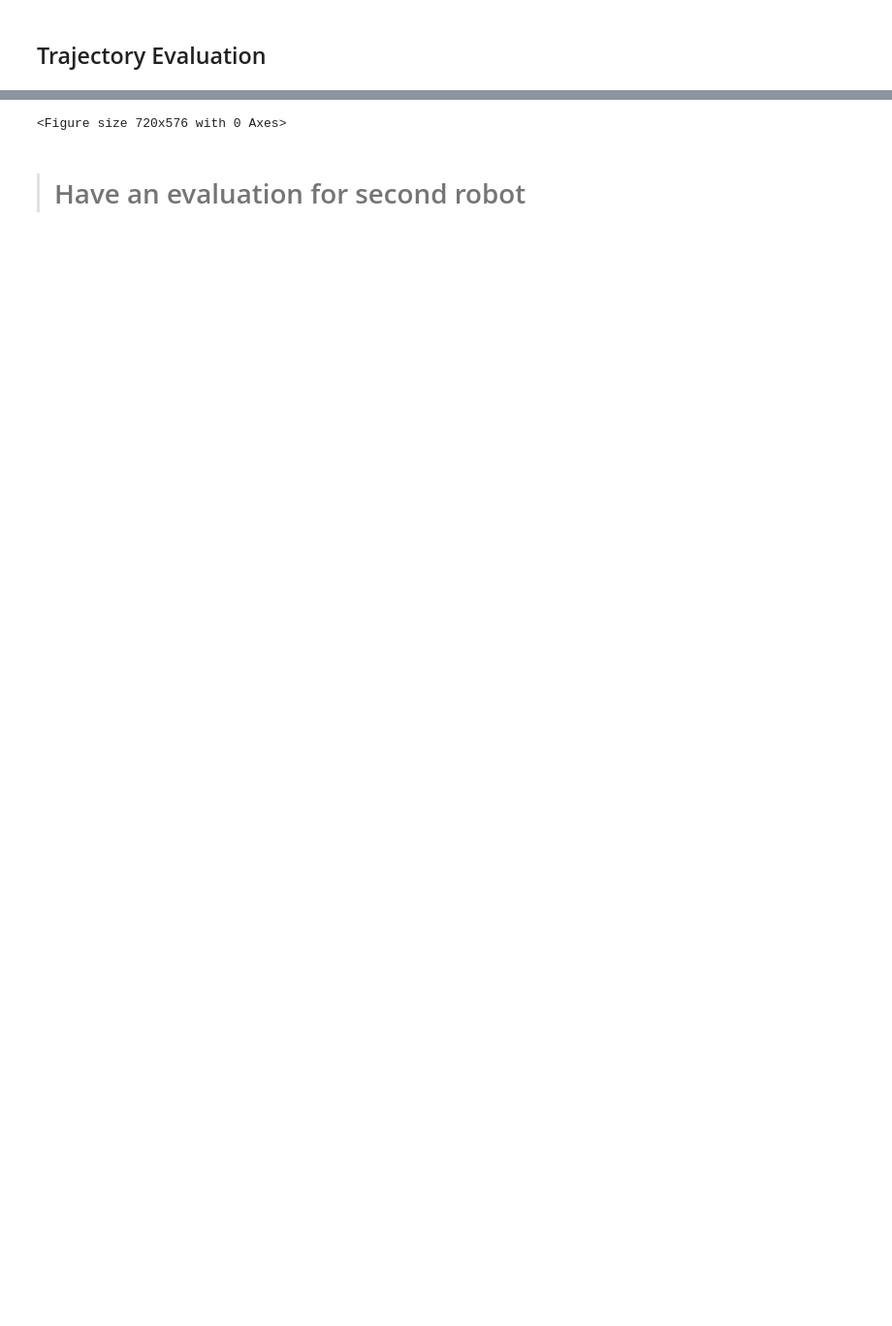
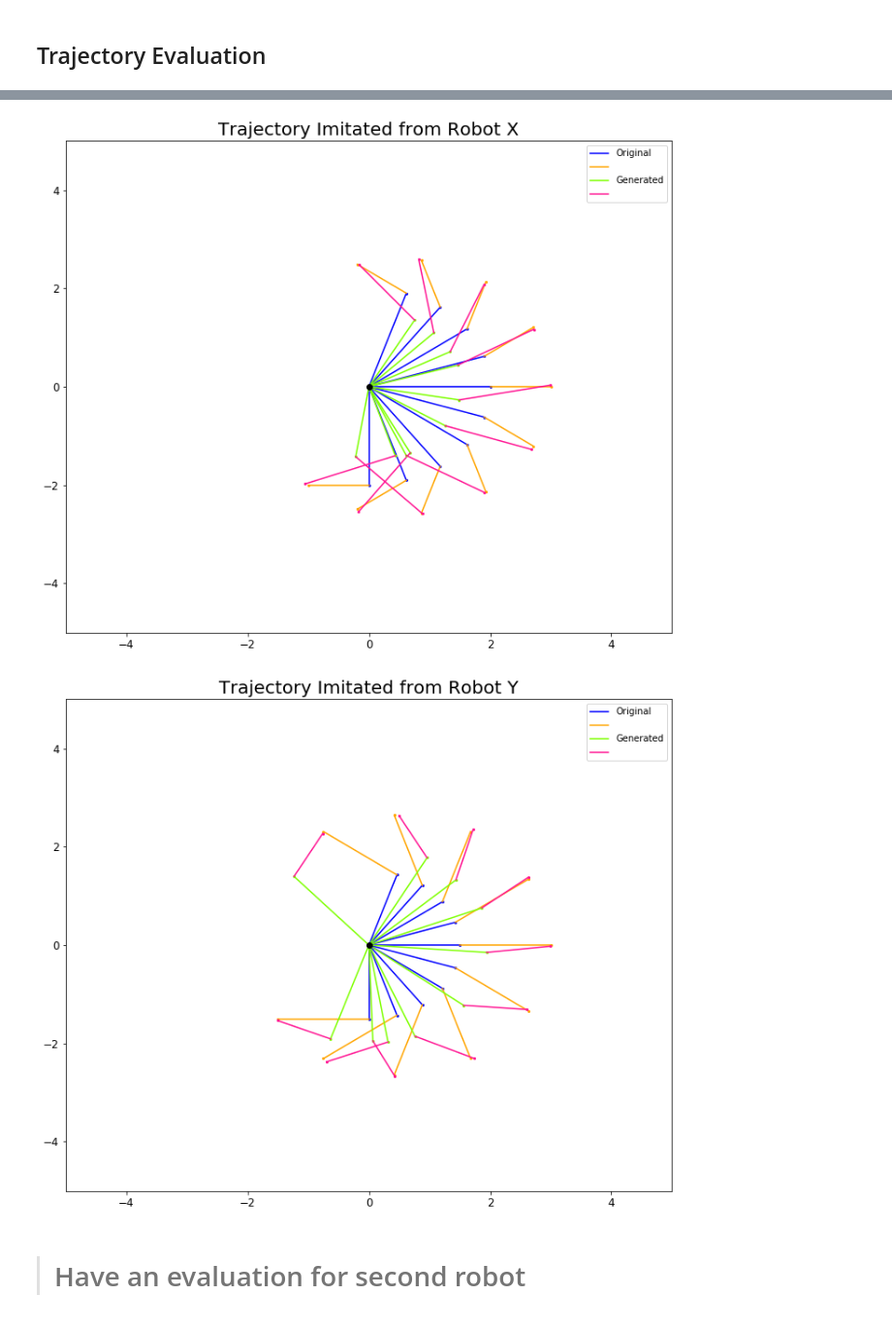
Before and after one commit to ahsanMah/roboGAN, a Jupyter notebook: roboCycleGAN.ipynb, the cells around one changed output, grey strips where cells are left out. Shown at 97% size. Cells and saved outputs as stored; diff of their text form; code cells hidden in the pictures; blank space fills up the shorter version.

```diff
--- a/roboCycleGAN.ipynb
+++ b/roboCycleGAN.ipynb
@@ -347,14 +355,22 @@ for i in range(nrSteps):
         trajAngles[i,j] = -np.pi/2 + stepsize * i
 
 
-test_traj = np.concatenate([computeX(trajAngles),computeY(trajAngles,lengths1)], axis=1)
-generated_traj=sess.run([G(X)], feed_dict={X: test_traj})
-generated_traj = generated_traj[0]
+test_traj_1 = np.concatenate([computeX(trajAngles),computeY(trajAngles,lengths1)], axis=1)
+test_traj_2 = np.concatenate([computeX(trajAngles),computeY(trajAngles,lengths2)], axis=1)
+
+generated_traj_1, generated_traj_2 =sess.run([G(X), F(Y)], feed_dict={X: test_traj_1, Y:test_traj_2})
+# generated_traj_1, generated_traj_2 = generated_traj_1[0], generated_traj_2[0]
 
 
-plt.figure(figsize=[10,8])
-drawRobotArm(np.stack([test_traj[:,2*nrLinks1:4*nrLinks1],generated_traj[:,2*nrLinks2:4*nrLinks2]], axis=2),True)
-plt.title("Trajectory")
+plt.figure(figsize=[12,10])
+drawRobotArm(np.stack([test_traj_1[:,2*nrLinks1:4*nrLinks1],generated_traj_1[:,2*nrLinks2:4*nrLinks2]], axis=2),True)
+plt.title("Trajectory Imitated from Robot X")
 # plt.legend(("Original", "Generated"))
-plt.savefig("uncond_traj.png")
+plt.savefig("disccond_traj_X.png")
+
+plt.figure(figsize=[12,10])
+drawRobotArm(np.stack([test_traj_2[:,2*nrLinks1:4*nrLinks1],generated_traj_2[:,2*nrLinks2:4*nrLinks2]], axis=2),True)
+plt.title("Trajectory Imitated from Robot Y")
+# plt.legend(("Original", "Generated"))
+plt.savefig("disccond_traj_Y.png")
 # %% [output]
@@ -362,4 +383,5 @@ NameError: name 'drawRobotArm2' is not defined
-<Figure size 720x576 with 0 Axes>
+[figure, added]
+[figure, added]
 # %% [markdown]
 > # Have an evaluation for second robot
 # %%
```
Also changed, not shown: parts of 11 cells of this notebook.
